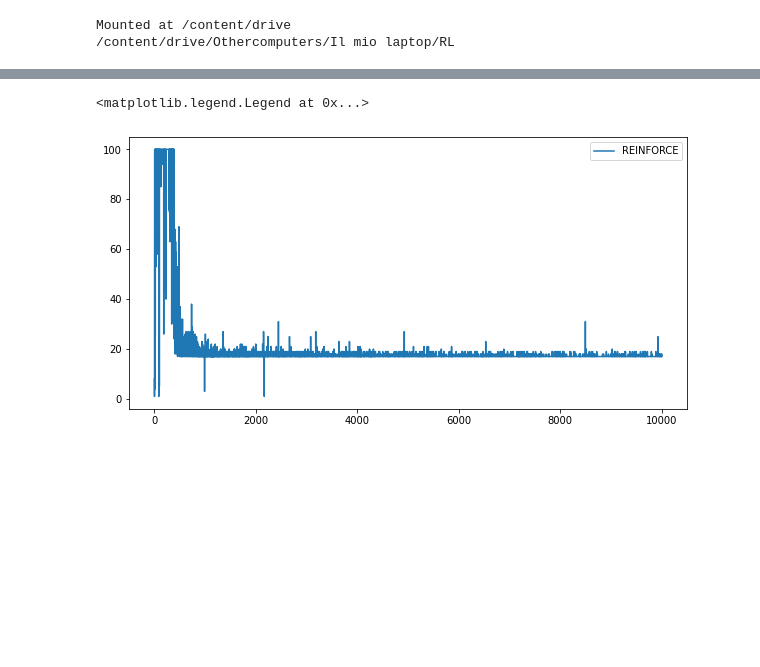
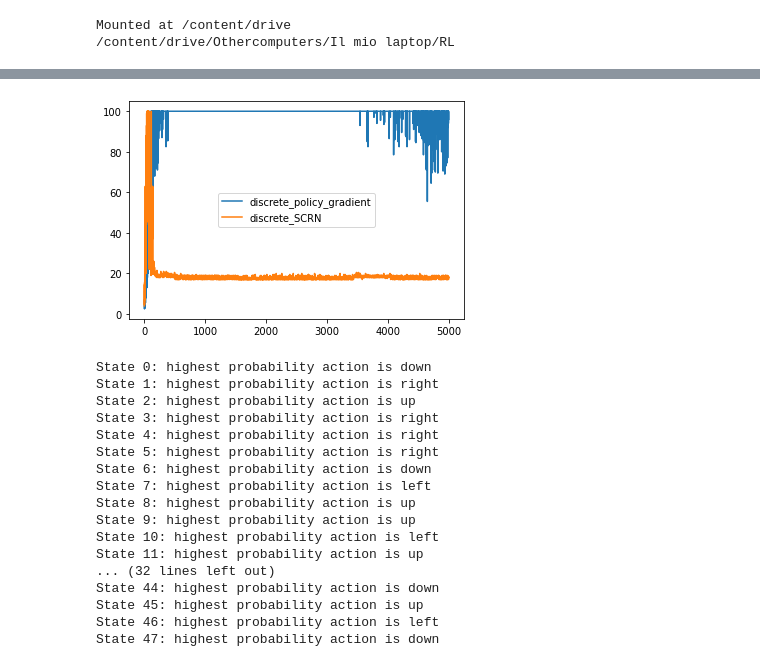
Before and after one commit to federicobetti99/Global-Convergence-in-RL, a Jupyter notebook: run.ipynb, the cells around one changed output, grey strips where cells are left out. Cells and saved outputs as stored; diff of their text form; code cells hidden in the pictures; blank space fills up the shorter version.

```diff
--- a/run.ipynb
+++ b/run.ipynb
@@ -109,9 +73,0 @@ KeyboardInterrupt: ignored
-# %%
-SCRN_episode_lengths = outputs[0][0]
-fig, ax = plt.subplots(figsize=(10, 5))
-plt.plot(np.arange(len(REINFORCE_episode_lengths)), REINFORCE_episode_lengths, label="REINFORCE")
-plt.plot(np.arange(len(SCRN_episode_lengths)), SCRN_episode_lengths, label="SCRN")
-plt.legend(loc="best")
-# %% [output]
-<matplotlib.legend.Legend at 0x...>
-[figure, removed]
@@ -203,0 +74,39 @@ plt.savefig('results/true_instances_cliff_Reinforce.pdf')
+# %%
+for ind, algo in enumerate(algorithms):
+  plt.plot(np.median([results[algo][i] for i in range(num_avg)], axis=0), label=f"{algo}")
+  plt.legend(loc="best")
+# %% [output]
+[figure, added]
+# %%
+#@title Policy convergence for SCRN
+
+def encode_action(action):
+  if action == 0:
+    return "up"
+  elif action == 1:
+    return "down"
+  elif action == 2:
+    return "left"
+  else:
+    return "right"
+
+for i in range(all_probs.shape[0]):
+  print(f"State {i}: highest probability action is {encode_action(np.argmax(all_probs[i, :]))}")
+# %% [output]
+State 0: highest probability action is down
+State 1: highest probability action is right
+State 2: highest probability action is up
+State 3: highest probability action is right
+State 4: highest probability action is right
+State 5: highest probability action is right
+State 6: highest probability action is down
+State 7: highest probability action is left
+State 8: highest probability action is up
+State 9: highest probability action is up
+State 10: highest probability action is left
+State 11: highest probability action is up
+... (32 lines left out)
+State 44: highest probability action is down
+State 45: highest probability action is up
+State 46: highest probability action is left
+State 47: highest probability action is down
```
Also changed, not shown: parts of 3 cells of this notebook, 3 other files.
